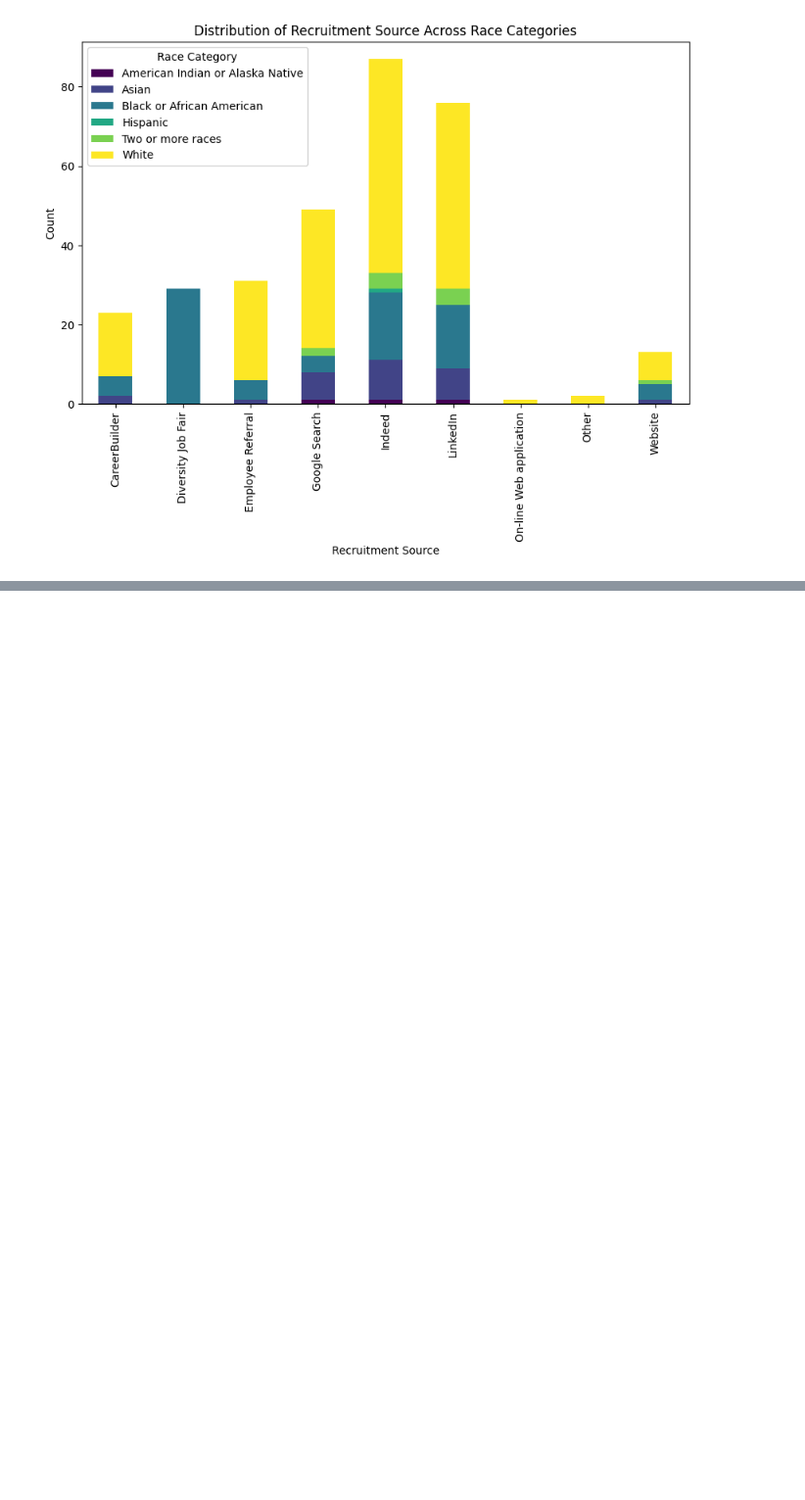
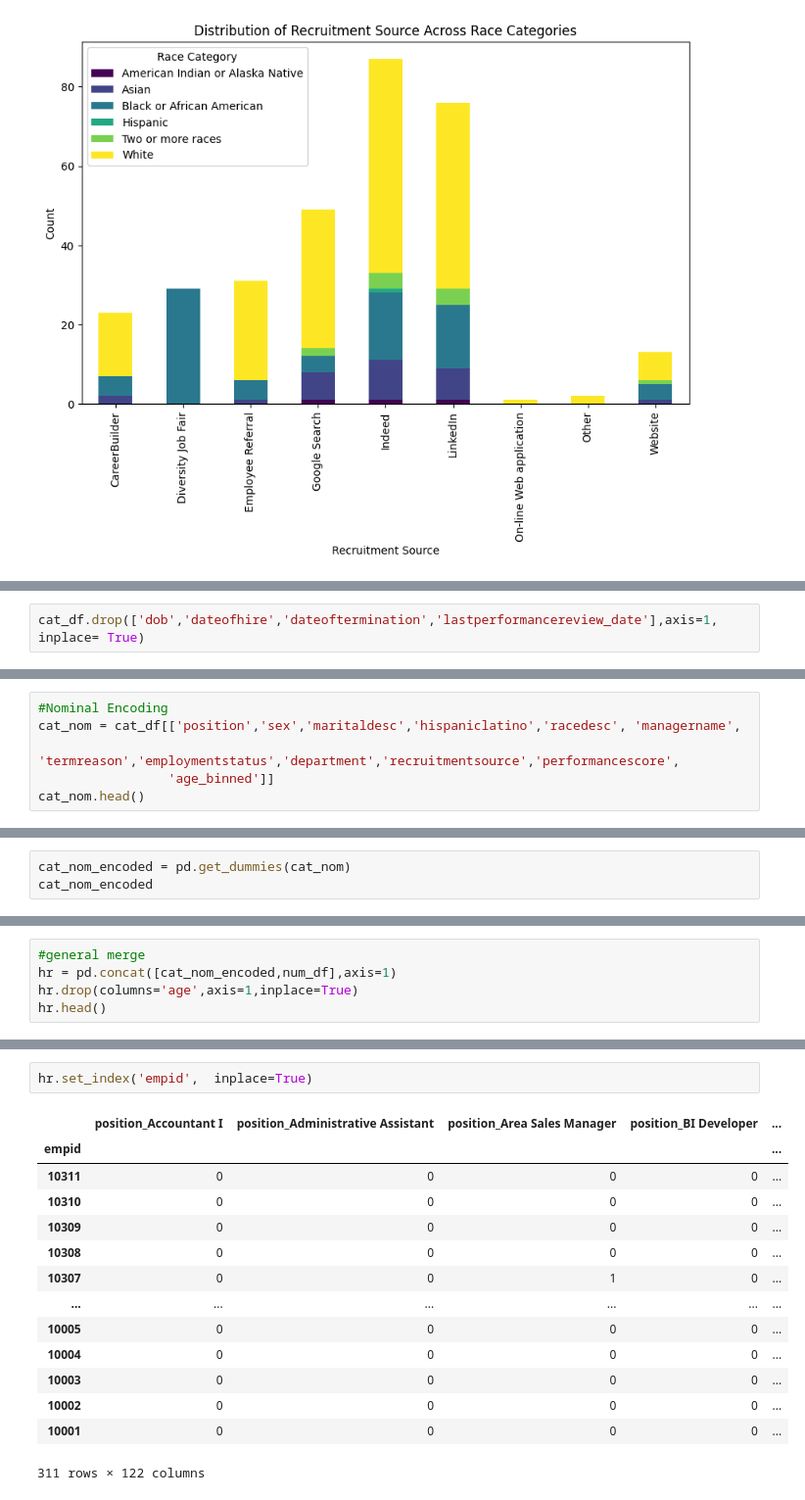
Before and after one commit to adrianacupp/Human_Resources_Data_Set, a Jupyter notebook: notebooks/data_cleaning.ipynb, the cells around one changed output, grey strips where cells are left out. Shown at 98% size. Drawn from its saved outputs; the diff is of its cells as text; blank space fills up the shorter version.

```diff
--- a/notebooks/data_cleaning.ipynb
+++ b/notebooks/data_cleaning.ipynb
@@ -365,0 +429,2 @@ plt.show()
+# %%
+cat_df.drop(['dob','dateofhire','dateoftermination','lastperformancereview_date'],axis=1, inplace= True)
@@ -365,0 +451,6 @@ plt.show()
+# %%
+#Nominal Encoding
+cat_nom = cat_df[['position','sex','maritaldesc','hispaniclatino','racedesc', 'managername',
+                 'termreason','employmentstatus','department','recruitmentsource','performancescore',
+                 'age_binned']]
+cat_nom.head()
@@ -365,0 +464,3 @@ plt.show()
+# %%
+cat_nom_encoded = pd.get_dummies(cat_nom)
+cat_nom_encoded
@@ -365,0 +481,5 @@ plt.show()
+# %%
+#general merge
+hr = pd.concat([cat_nom_encoded,num_df],axis=1)
+hr.drop(columns='age',axis=1,inplace=True)
+hr.head()
@@ -365,0 +493,17 @@ plt.show()
+# %%
+hr.set_index('empid',  inplace=True)
+# %% [output]
+|  | position_Accountant I | position_Administrative Assistant | position_Area Sales Manager | position_BI Developer | ... |
+| empid |  |  |  |  | ... |
+| 10311 | 0 | 0 | 0 | 0 | ... |
+| 10310 | 0 | 0 | 0 | 0 | ... |
+| 10309 | 0 | 0 | 0 | 0 | ... |
+| 10308 | 0 | 0 | 0 | 0 | ... |
+| 10307 | 0 | 0 | 1 | 0 | ... |
+| ... | ... | ... | ... | ... | ... |
+| 10005 | 0 | 0 | 0 | 0 | ... |
+| 10004 | 0 | 0 | 0 | 0 | ... |
+| 10003 | 0 | 0 | 0 | 0 | ... |
+| 10002 | 0 | 0 | 0 | 0 | ... |
+| 10001 | 0 | 0 | 0 | 0 | ... |
+311 rows × 122 columns
```
Also changed, not shown: parts of 27 cells of this notebook, 1 other file.
